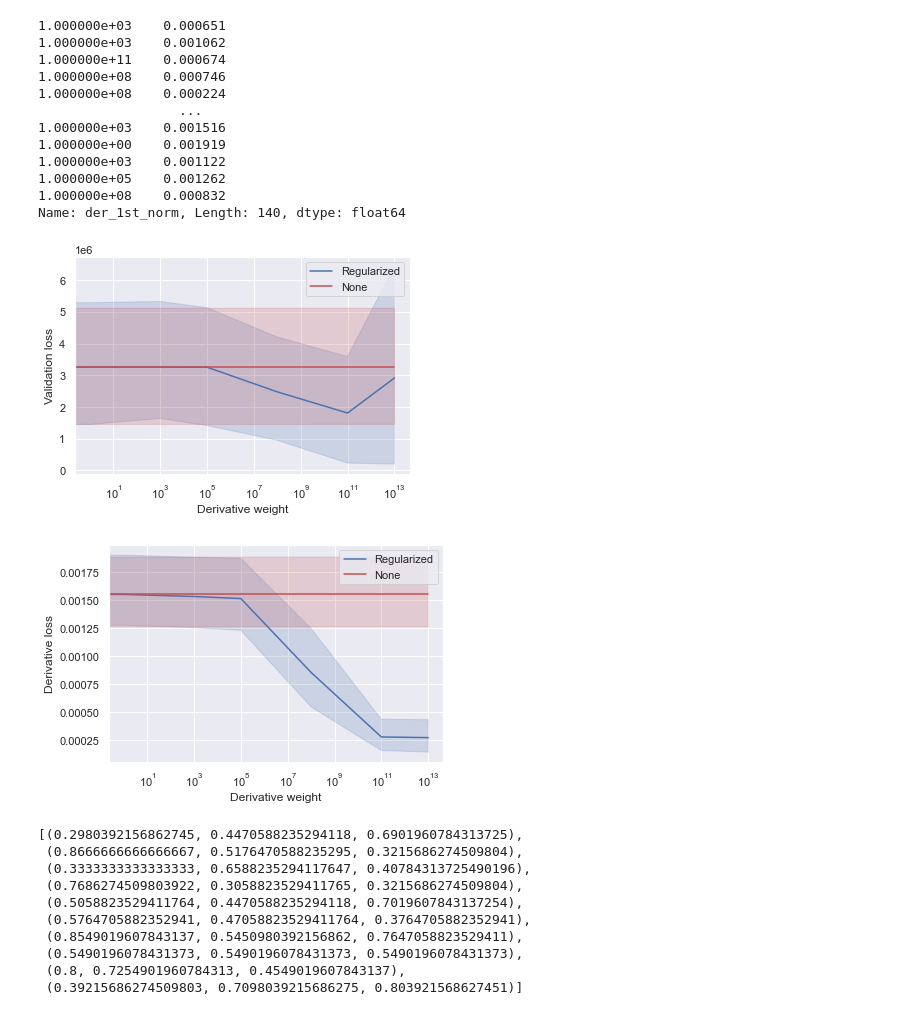
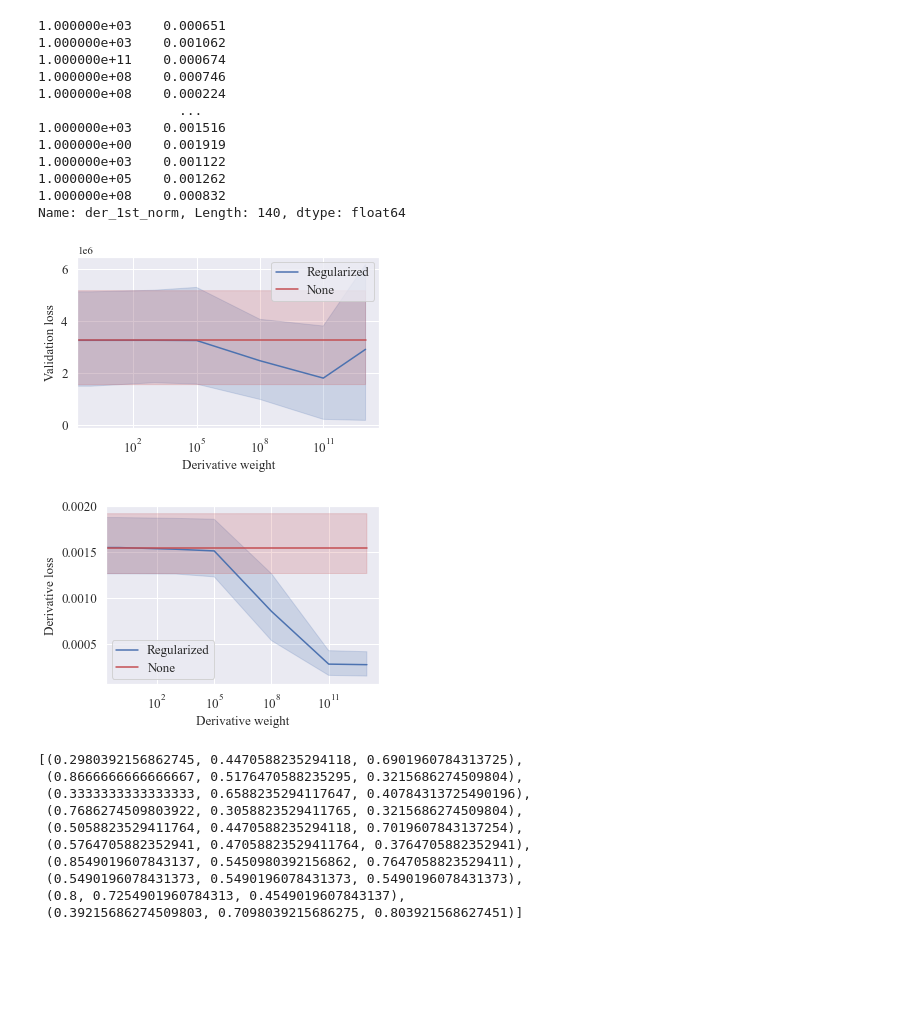
Before and after one commit to sailab-code/learning-sidarthe, a Jupyter notebook: analyze_derivative_regularization_experiments.ipynb, the cells around one changed output. Cells and saved outputs as stored; diff of their text form; code cells hidden in the pictures; blank space fills up the shorter version.

Commit message:
Update plot notebooks with new graphics for plots

```diff
--- a/analyze_derivative_regularization_experiments.ipynb
+++ b/analyze_derivative_regularization_experiments.ipynb
@@ -14,7 +14,9 @@ from utils.derivatives import first_derivative
 
 import torch
 
-sns.set()
+
+sns.set(font="Times New Roman")
+font_size = '13'
 # %%
 experiments_path = os.path.join(os.getcwd(), "runs", "derivative_reg", "sidarthe_extended", "Italy")
 figs_path = os.path.join(experiments_path, "figs")
@@ -105,36 +107,44 @@ Name: der_1st_norm, Length: 140, dtype: float64
 # %%
 # plot reg weight vs validation loss
 pl, ax = plt.subplots()
 #ax.set_yscale('log')
 ax.set_xscale('log')
 
 sns.lineplot(data=df, x='der_1st_reg', y='val_loss', ax=ax, legend='brief', label="Regularized")
 
 
 # add band for baseline (no momentum)
 band_data = []
 
 df_0d = df.loc[0.]
 for i in range(0,len(df_0d)):
     val_loss = df_0d.iloc[i]['val_loss']
     band_data.append({
         'val_loss': val_loss,
         'd': d_index[0]
     })
     band_data.append({
         'val_loss': val_loss,
         'd': d_index[-1]
     })
 
 band_df = pd.DataFrame(band_data)
 
 plot = sns.lineplot(data=band_df, x='d', ax=ax, y='val_loss', label='None', legend='brief', color='r')
 
-plot.set(xlabel="Derivative weight", ylabel="Validation loss")
+plot.set_xlabel("Derivative weight", fontsize=font_size)
+plot.set_ylabel("Validation loss", fontsize=font_size)
+plot.tick_params(labelsize=font_size)
+texts = plot.get_legend().get_texts()
+plt.setp(texts, fontsize=font_size)
 
-plot.get_figure().savefig(os.path.join(figs_path, "val_loss.pdf"),bbox_inches='tight')
+figure = plot.get_figure()
+figure.set_size_inches((5,3.5))
+figure.set_tight_layout(True)
+
+figure.savefig(os.path.join(figs_path, "val_loss.pdf"),bbox_inches='tight')
 # %% [output]
-[figure, old version]
+[figure, new version]
 # %%
 # plot reg weight vs der_loss
 
@@ -173,9 +183,20 @@ band_df = pd.DataFrame(band_data)
 plot = sns.lineplot(data=band_df, x='d', ax=ax, y='der_1st_norm', label='None', legend='brief', color='r')
 
 plot.set(xlabel="Derivative weight", ylabel="Derivative loss")
-plot.get_figure().savefig(os.path.join(figs_path, "der_loss.pdf"), bbox_inches='tight')
+
+plot.set_xlabel("Derivative weight", fontsize=font_size)
+plot.set_ylabel("Derivative loss", fontsize=font_size)
+plot.tick_params(labelsize=font_size)
+texts = plot.get_legend().get_texts()
+plt.setp(texts, fontsize=font_size)
+
+figure = plot.get_figure()
+figure.set_size_inches((5,3.5))
+figure.set_tight_layout(True)
+
+figure.savefig(os.path.join(figs_path, "der_loss.pdf"), bbox_inches='tight')
 # %% [output]
-[figure, old version]
+[figure, new version]
 # %%
 sns.color_palette()
 # %% [output]
```
Also changed, not shown: parts of 3 cells of this notebook, 2 other files.
